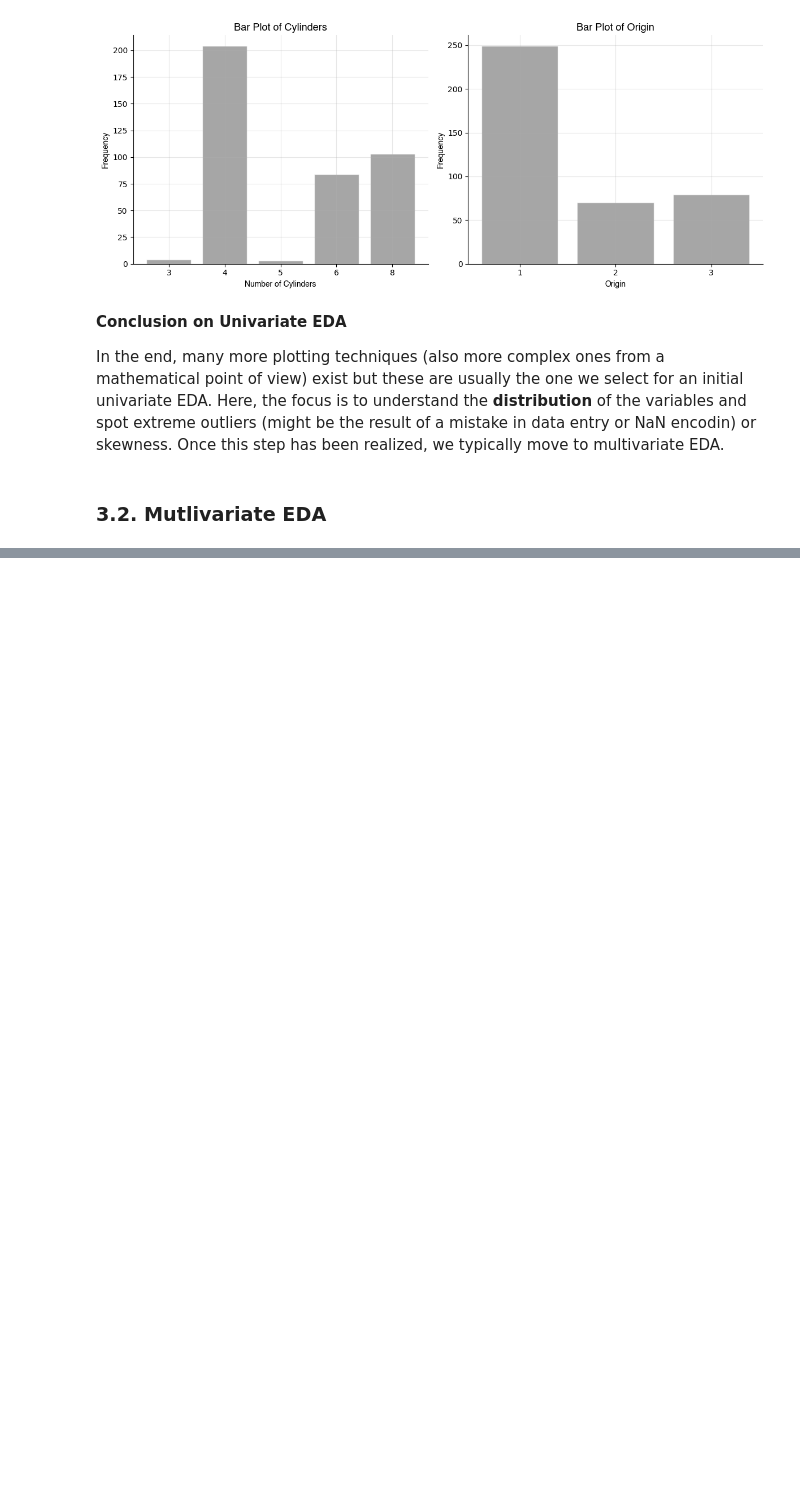
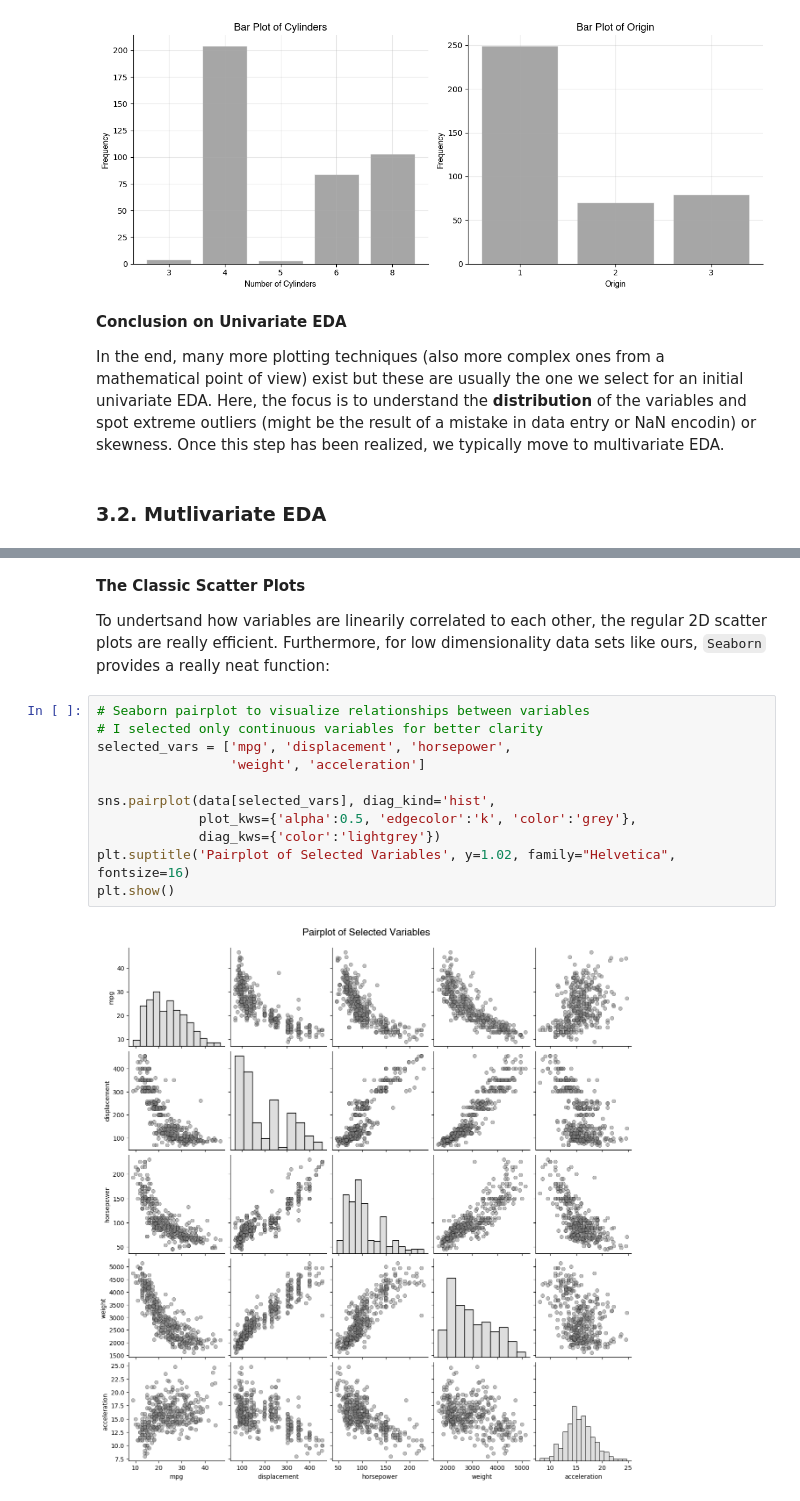
Before and after one commit to YVYX04/Introduction-to-Statistical-Learning, a Jupyter notebook: 01_data_science_fundamentals/02_mini_ml_project.ipynb, the cells around one changed output, grey strips where cells are left out. Drawn from its saved outputs; the diff is of its cells as text; blank space fills up the shorter version.

```diff
--- a/01_data_science_fundamentals/02_mini_ml_project.ipynb
+++ b/01_data_science_fundamentals/02_mini_ml_project.ipynb
@@ -494,0 +504,17 @@ In the end, many more plotting techniques (also more complex ones from a mathema
+# %% [markdown]
+**The Classic Scatter Plots**
+
+To undertsand how variables are linearily correlated to each other, the regular 2D scatter plots are really efficient. Furthermore, for low dimensionality data sets like ours, `Seaborn` provides a really neat function:
+# %%
+# Seaborn pairplot to visualize relationships between variables
+# I selected only continuous variables for better clarity
+selected_vars = ['mpg', 'displacement', 'horsepower',
+                 'weight', 'acceleration']
+
+sns.pairplot(data[selected_vars], diag_kind='hist',
+             plot_kws={'alpha':0.5, 'edgecolor':'k', 'color':'grey'},
+             diag_kws={'color':'lightgrey'})
+plt.suptitle('Pairplot of Selected Variables', y=1.02, family="Helvetica", fontsize=16)
+plt.show()
+# %% [output]
+[figure, added]
```
Also changed, not shown: parts of 30 cells of this notebook.
